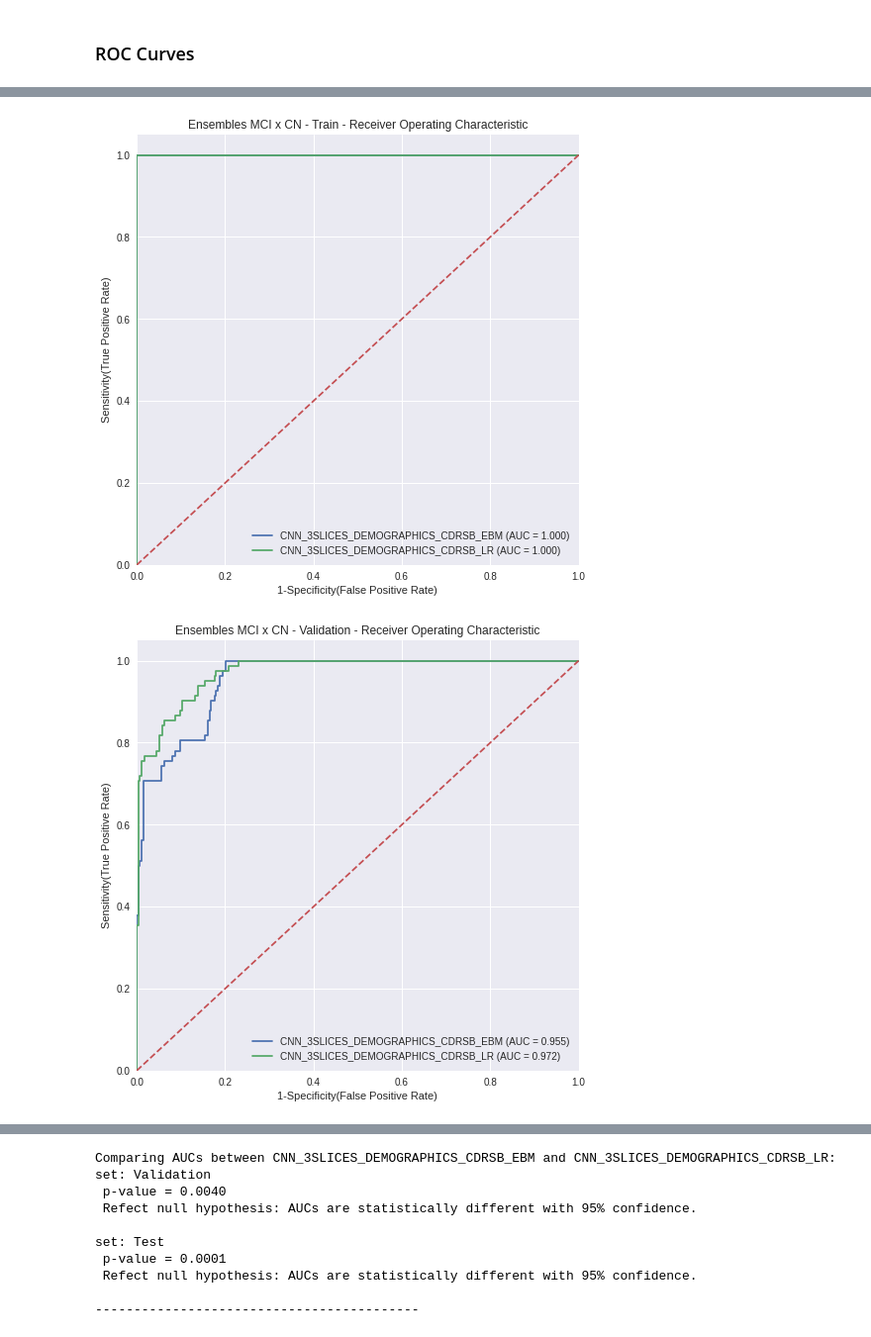
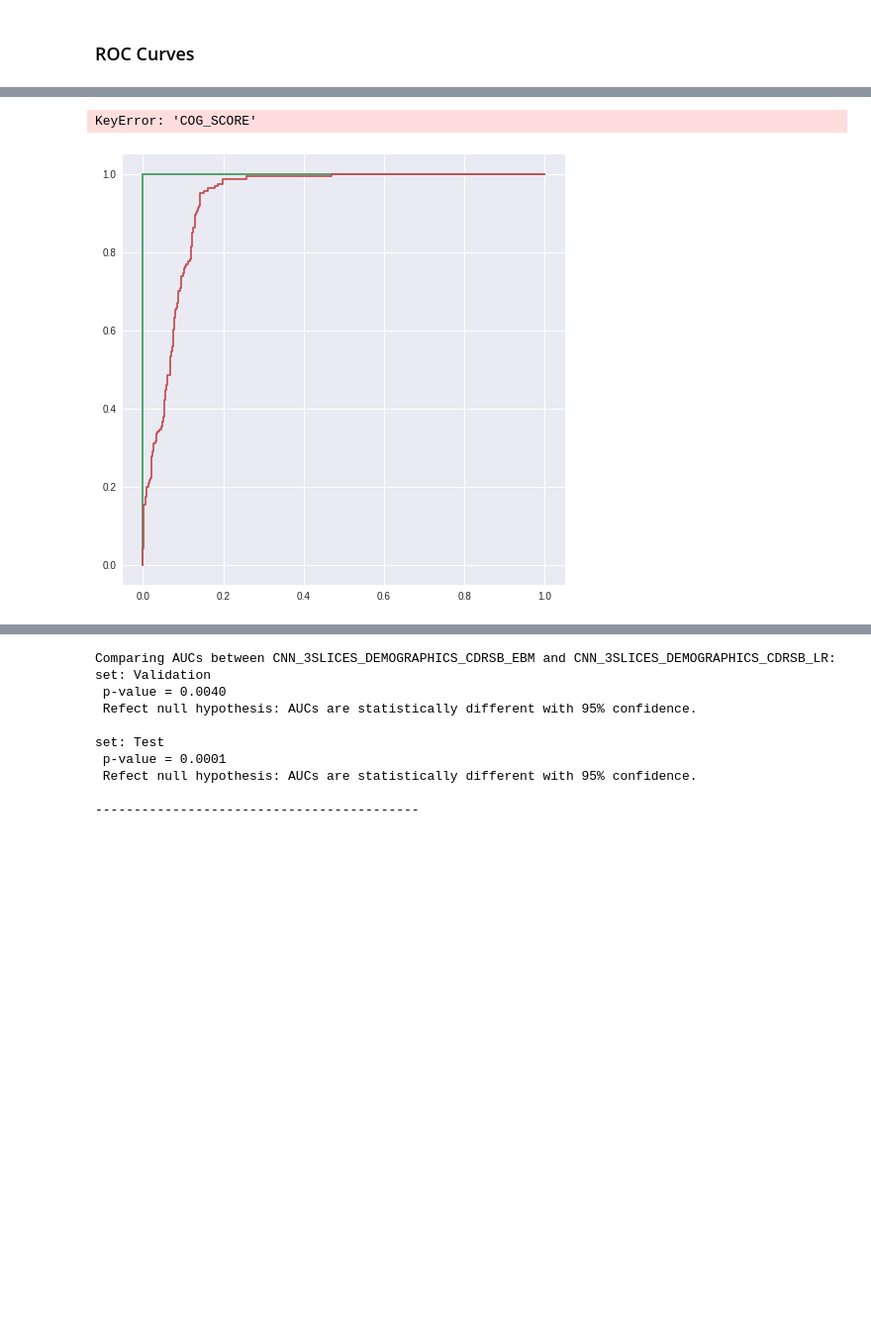
Before and after one commit to lucasthim/mmml-alzheimer-diagnosis, a Jupyter notebook: notebooks/dissertation/03_results_ensemble_learning_results.ipynb, the cells around one changed output, grey strips where cells are left out. Shown: that part at 99% size. Drawn from its saved outputs; the diff is of its cells as text; code cells hidden in the pictures; blank space fills up the shorter version.

```diff
--- a/notebooks/dissertation/03_results_ensemble_learning_results.ipynb
+++ b/notebooks/dissertation/03_results_ensemble_learning_results.ipynb
@@ -438,8 +494,8 @@ set: Test
 # %%
 models = ['CNN_3SLICES_DEMOGRAPHICS_CDRSB_EBM',
-       'CNN_3SLICES_DEMOGRAPHICS_CDRSB_LR']
+       'CNN_3SLICES_DEMOGRAPHICS_CDRSB_LR','CNN_SCORE_CORONAL_70','COG_SCORE']
 df_rocs = calculate_rocs_on_datasets(models = models,datasets=datasets,label ='DIAGNOSIS',roc_title_prefix='Ensembles MCI x CN - ')
 df_rocs
 # %% [output]
+KeyError: 'COG_SCORE'
-[figure, old version]
+[figure, new version]
-[figure, removed]
```
Also changed, not shown: parts of 11 cells of this notebook, 36 other files.
